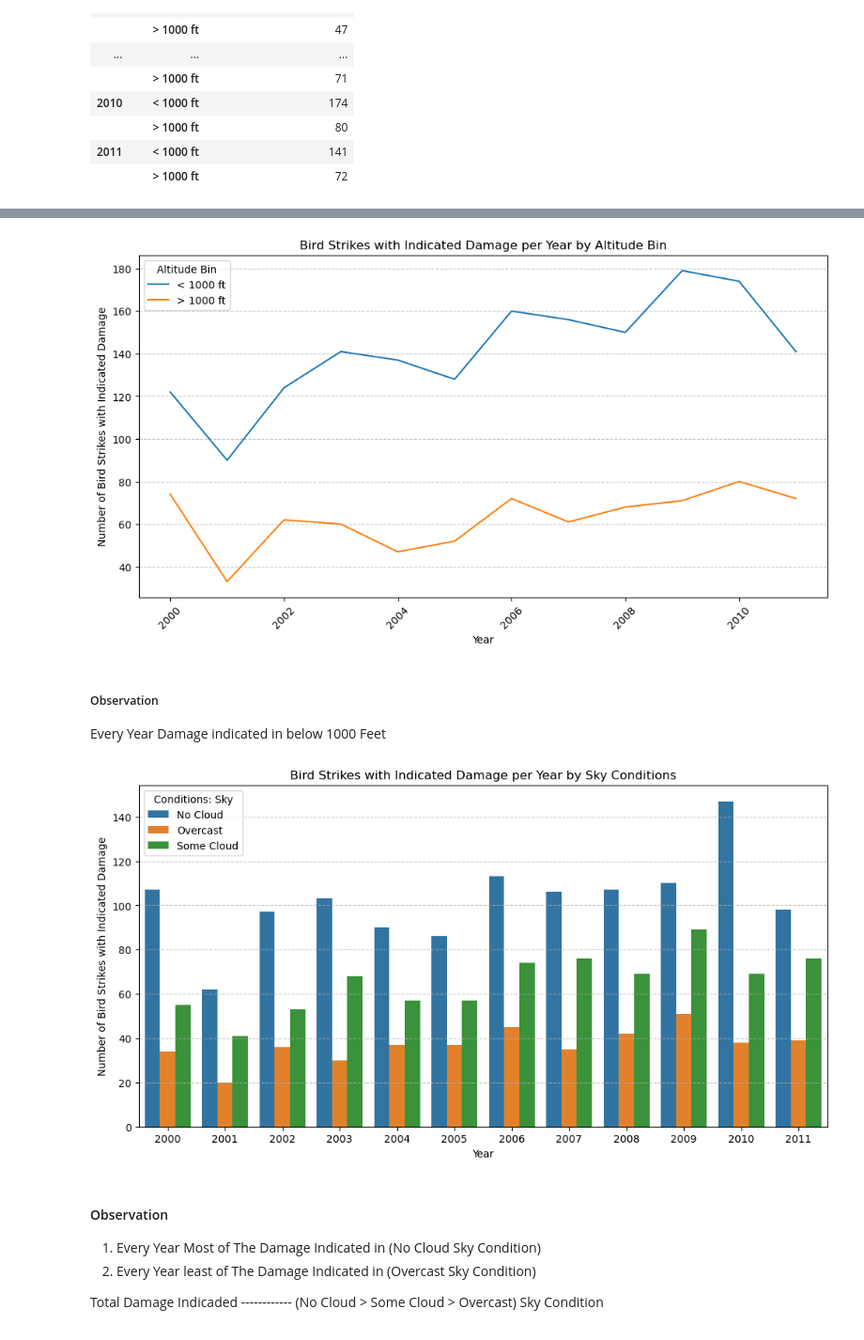
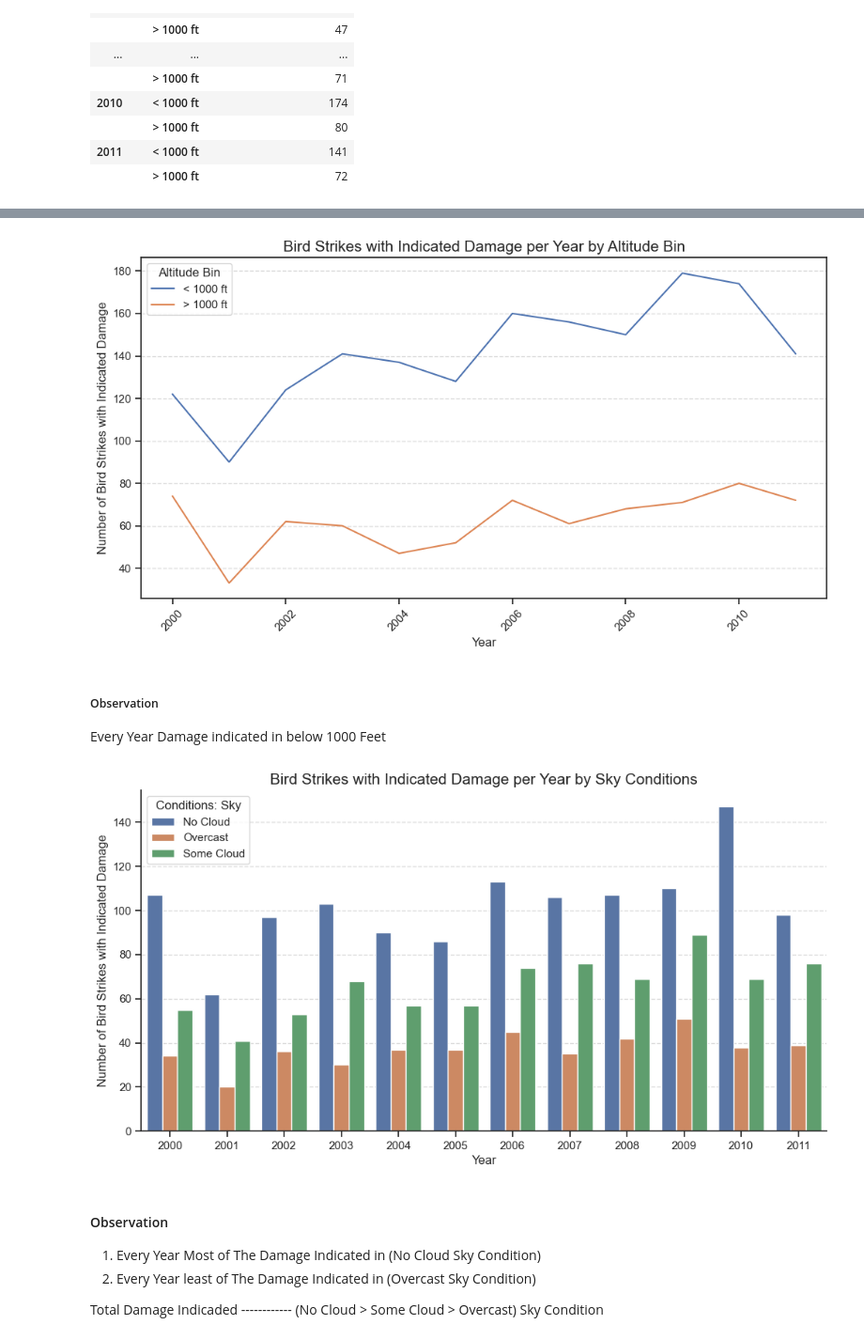
Before and after one commit to UsmanAhamed12/Data-Analyst-Intern-Project, a Jupyter notebook: BIRD STRIKES PROJECT/BIRD STRIKES ANALYSIS.ipynb, the cells around one changed output, grey strips where cells are left out. Shown at 94% size. Cells and saved outputs as stored; diff of their text form; code cells hidden in the pictures.

```diff
--- a/BIRD STRIKES PROJECT/BIRD STRIKES ANALYSIS.ipynb
+++ b/BIRD STRIKES PROJECT/BIRD STRIKES ANALYSIS.ipynb
@@ -531,7 +532,7 @@ plt.figure(figsize=(12, 6))
 sns.lineplot(data=grouped_data, x='Year', y='Effect: Indicated Damage', hue='Altitude bin')
 
 # Customize the plot
-plt.title('Bird Strikes with Indicated Damage per Year by Altitude Bin')
+plt.title('Bird Strikes with Indicated Damage per Year by Altitude Bin',fontsize = 15)
 plt.xlabel('Year')
 plt.ylabel('Number of Bird Strikes with Indicated Damage')
 plt.xticks(rotation=45)
@@ -541,7 +542,7 @@ plt.legend(title='Altitude Bin', loc='upper left')
 # Display the plot
 plt.show()
 # %% [output]
-[figure, old version]
+[figure, new version]
 # %% [markdown]
 ##### Observation
 
@@ -549,25 +550,26 @@ Every Year Damage indicated in below 1000 Feet
 # %%
 # Convert 'Effect: Indicated Damage' to integer (True = 1, False = 0)
 #Data['Effect: Indicated Damage'] = Data['Effect: Indicated Damage'].astype(int)
 
 # Group by 'Year' and 'Altitude bin', and sum the 'Effect: Indicated Damage'
 grouped_data = Data.groupby(['Year', 'Conditions: Sky'], as_index=False)['Effect: Indicated Damage'].sum()
 
 # Plot using Seaborn barplot
 plt.figure(figsize=(12, 6))
 sns.barplot(data=grouped_data, x='Year', y='Effect: Indicated Damage', hue='Conditions: Sky')
 
 # Customize the plot
-plt.title('Bird Strikes with Indicated Damage per Year by Sky Conditions')
+plt.title('Bird Strikes with Indicated Damage per Year by Sky Conditions', fontsize = 15)
 plt.xlabel('Year')
 plt.ylabel('Number of Bird Strikes with Indicated Damage')
 plt.xticks(rotation=0)
 plt.grid(axis='y', linestyle='--', alpha=0.7)
+sns.despine()
 
 # Display the plot
 plt.show()
 # %% [output]
-[figure, old version]
+[figure, new version]
 # %% [markdown]
 #### Observation
 
```
Also changed, not shown: parts of 7 cells of this notebook.
